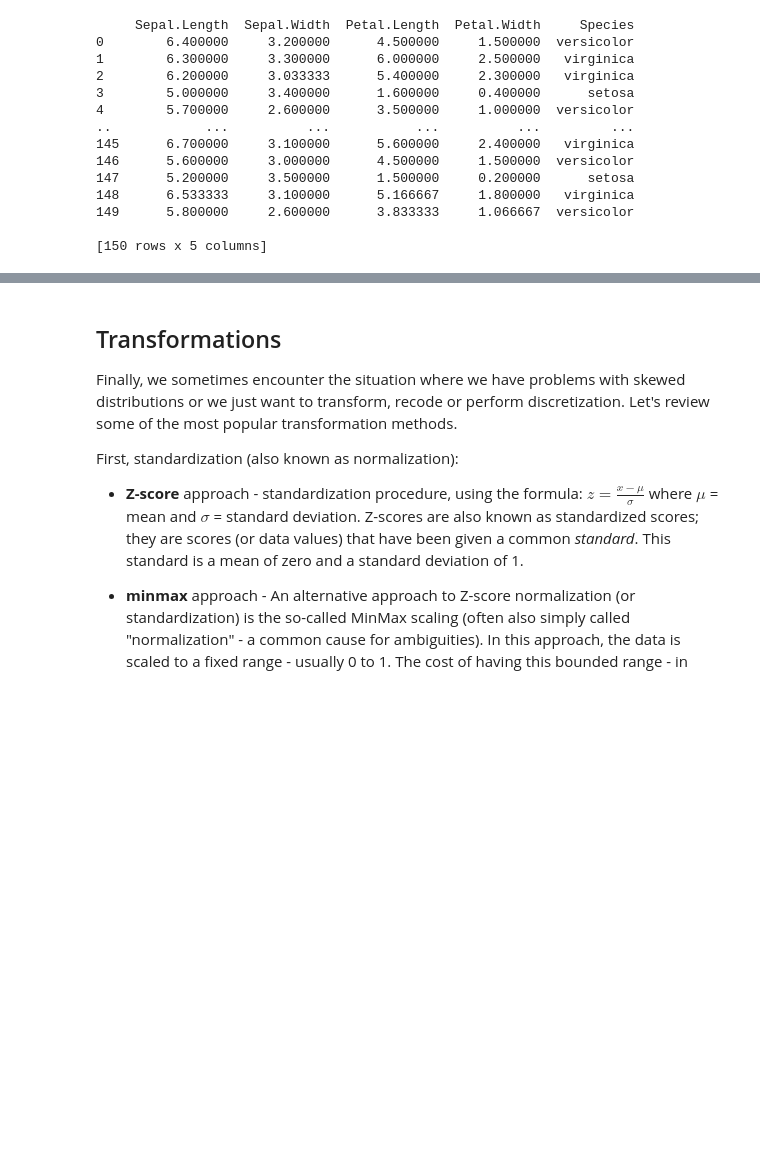
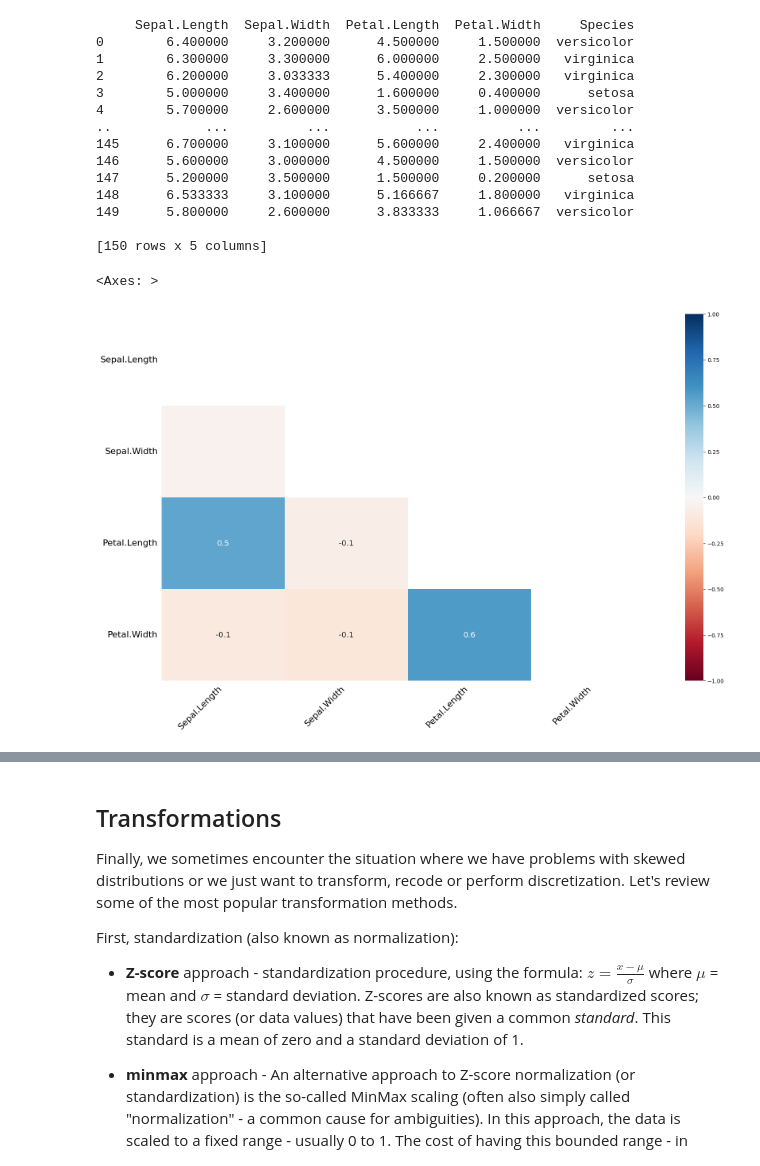
Before and after one commit to OskarPutz/DS, a Jupyter notebook: Exercise 4.ipynb, the cells around one changed output, grey strips where cells are left out. Cells and saved outputs as stored; diff of their text form; code cells hidden in the pictures; blank space fills up the shorter version.

Commit message:
missingno usage for dirty_iris

```diff
--- a/Exercise 4.ipynb
+++ b/Exercise 4.ipynb
@@ -441,3 +439,9 @@ print(final_imputed_data)
 149      5.800000     2.600000      3.833333     1.066667  versicolor
 
 [150 rows x 5 columns]
+# %%
+import missingno as msno
+msno.heatmap(dirty_iris)
+# %% [output]
+<Axes: >
+[figure, added]
```
Also changed, not shown: parts of 6 cells of this notebook.
